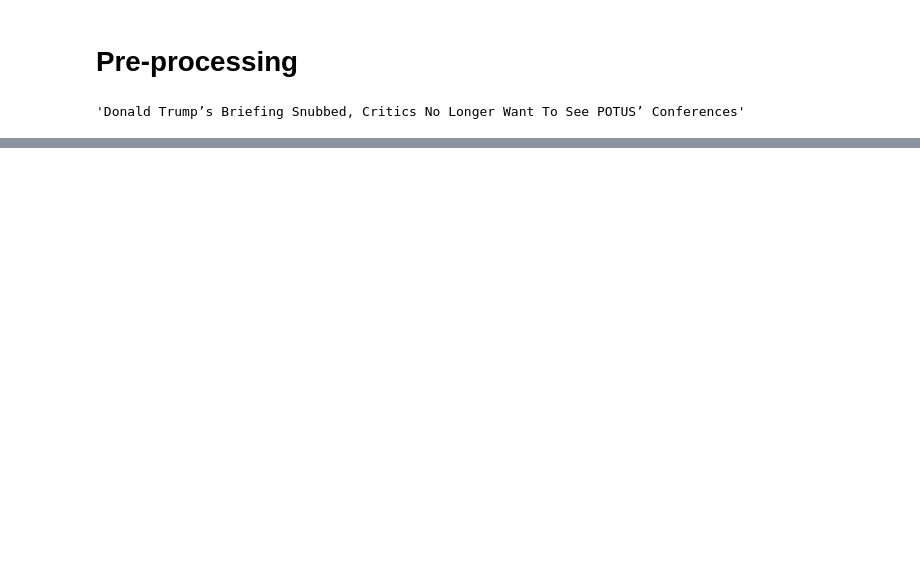
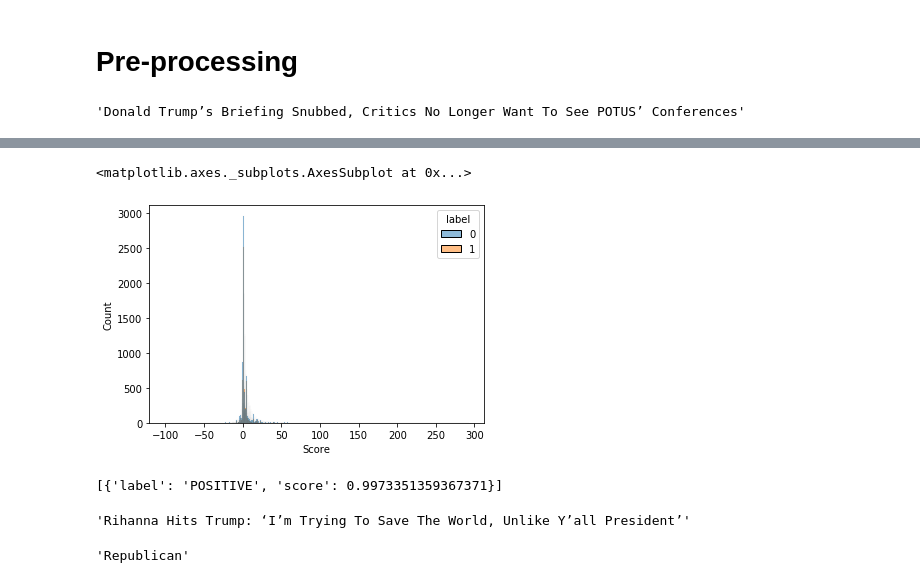
Before and after one commit to AlexandreAdam/HackatonF20, a Jupyter notebook: notebooks/Challenge3.ipynb, the cells around one changed output, grey strips where cells are left out. Cells and saved outputs as stored; diff of their text form; code cells hidden in the pictures; blank space fills up the shorter version.

```diff
--- a/notebooks/Challenge3.ipynb
+++ b/notebooks/Challenge3.ipynb
@@ -72,0 +62,17 @@ inputs = tokenizer(D_train[], return_tensors="tf")
+# %%
+sns.histplot(D_train[["Author", "Score", "label"]].groupby(["Author", "label"]).mean(), x="Score", hue="label")
+# %% [output]
+<matplotlib.axes._subplots.AxesSubplot at 0x...>
+[figure, added]
+# %%
+classifier(D_train.Post[15045])
+# %% [output]
+[{'label': 'POSITIVE', 'score': 0.9973351359367371}]
+# %%
+D_train.Post[15045]
+# %% [output]
+'Rihanna Hits Trump: ‘I’m Trying To Save The World, Unlike Y’all President’'
+# %%
+D_train.Subreddit[15045]
+# %% [output]
+'Republican'
```
Also changed, not shown: parts of 27 cells of this notebook, 2 other files.
